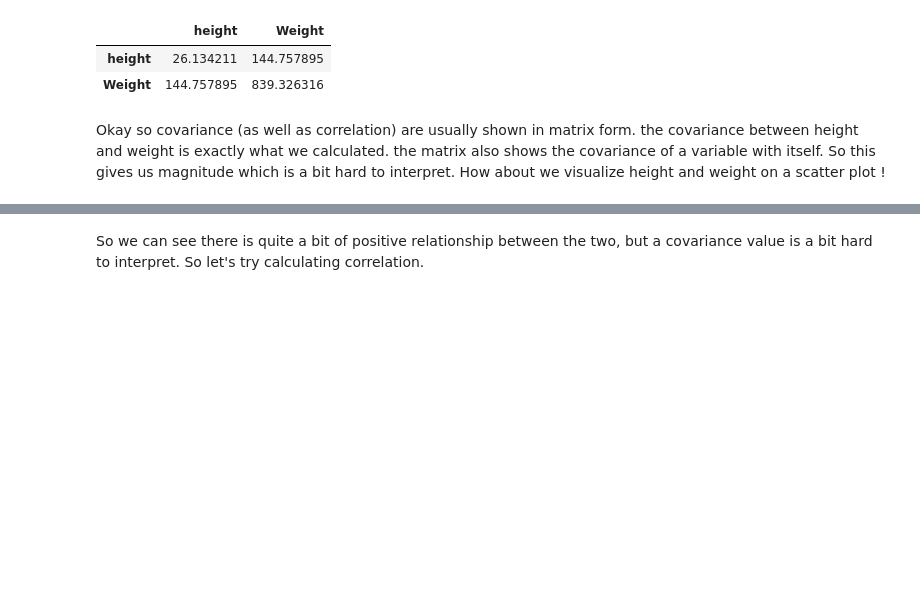
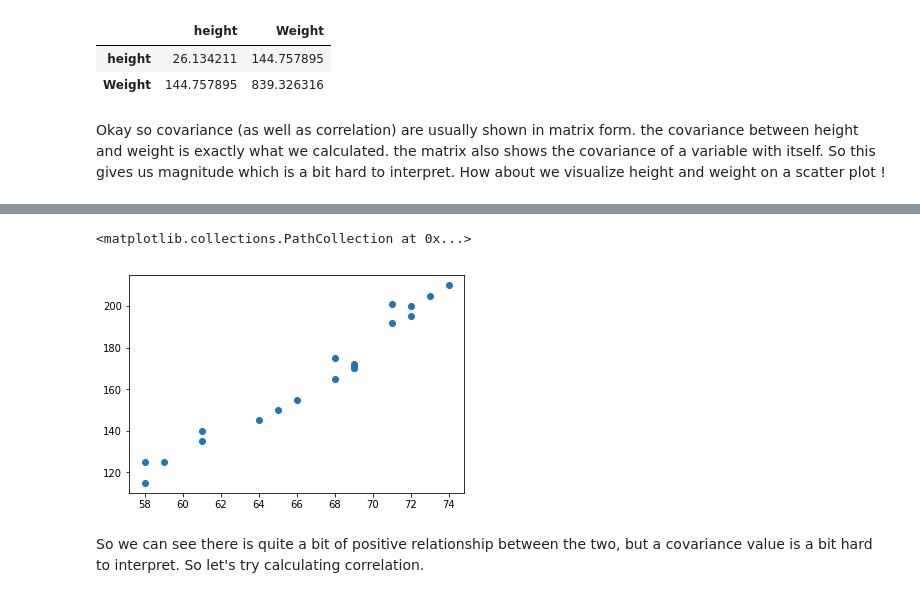
Before and after one commit to loisr/dsc-0-10-04-cov-corr-lab-nyc-ds-career-012819, a Jupyter notebook: index.ipynb, the cells around one changed output, grey strips where cells are left out. Saved outputs shown, nothing was run; the diff lists cells and outputs as text; code cells hidden in the pictures; blank space fills up the shorter version.

```diff
--- a/index.ipynb
+++ b/index.ipynb
@@ -213,3 +209,9 @@ Okay so covariance (as well as correlation) are usually shown in matrix form. th
+# %%
+import matplotlib.pyplot as plt
+plt.scatter(data.height, data.Weight)
+# %% [output]
+<matplotlib.collections.PathCollection at 0x...>
+[figure, added]
 # %% [markdown]
 So we can see there is quite a bit of positive relationship between the two, but a covariance value is a bit hard to interpret. So let's try calculating correlation.
 # %% [markdown]
```
Also changed, not shown: parts of 1 cell of this notebook.
